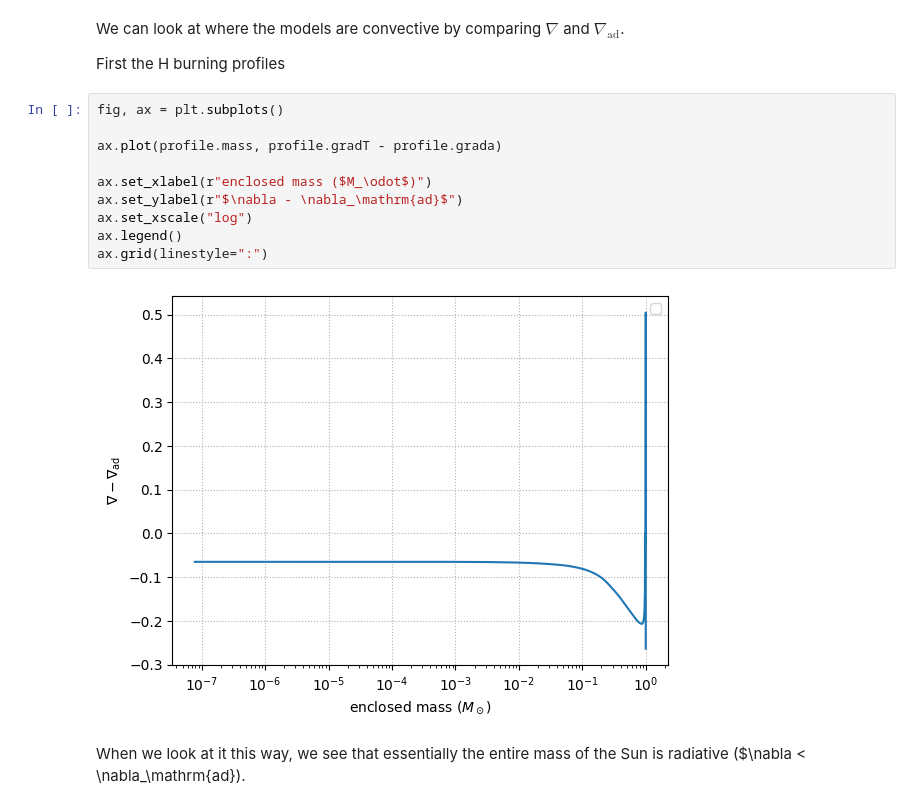
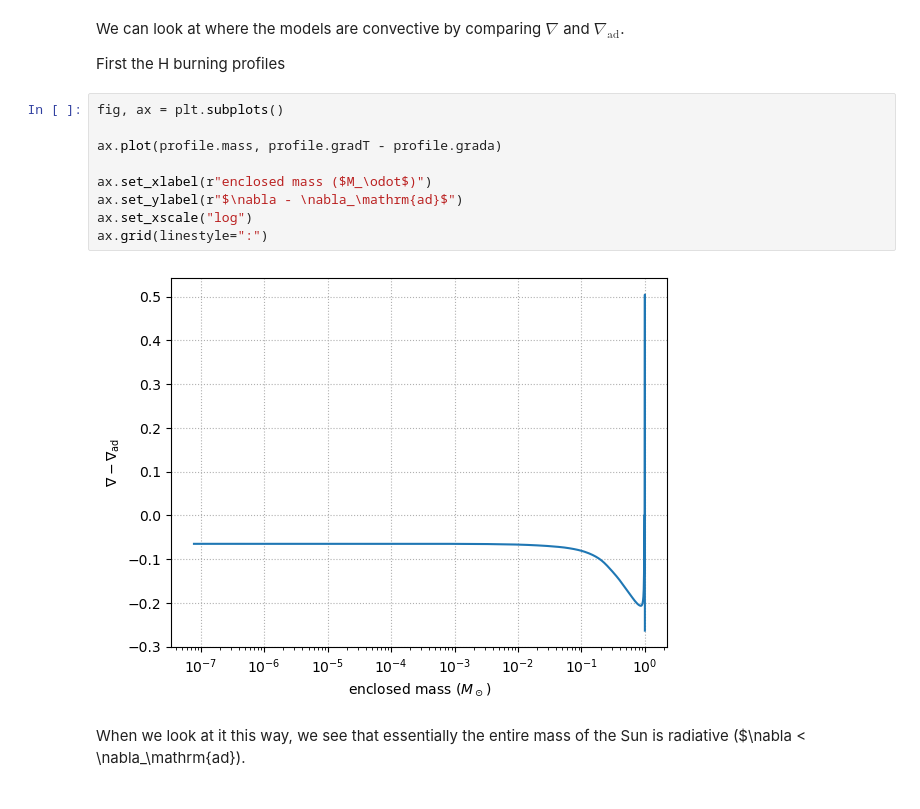
Before and after one commit to zingale/stars, a Jupyter notebook: notebooks/_sources/sun/sun-convection.ipynb, the cells around one changed output. Saved outputs shown, nothing was run; the diff lists cells and outputs as text.

```diff
--- a/notebooks/_sources/sun/sun-convection.ipynb
+++ b/notebooks/_sources/sun/sun-convection.ipynb
@@ -15,15 +15,14 @@ First the H burning profiles
 # %%
 fig, ax = plt.subplots()
 
 ax.plot(profile.mass, profile.gradT - profile.grada)
 
 ax.set_xlabel(r"enclosed mass ($M_\odot$)")
 ax.set_ylabel(r"$\nabla - \nabla_\mathrm{ad}$")
 ax.set_xscale("log")
-ax.legend()
 ax.grid(linestyle=":")
 # %% [output]
-[figure, old version]
+[figure, new version]
 # %% [markdown]
 When we look at it this way, we see that essentially the entire mass of the Sun is radiative ($\nabla < \nabla_\mathrm{ad}).
 # %% [markdown]
```
Also changed, not shown: parts of 1 cell of this notebook, 21 other files.
